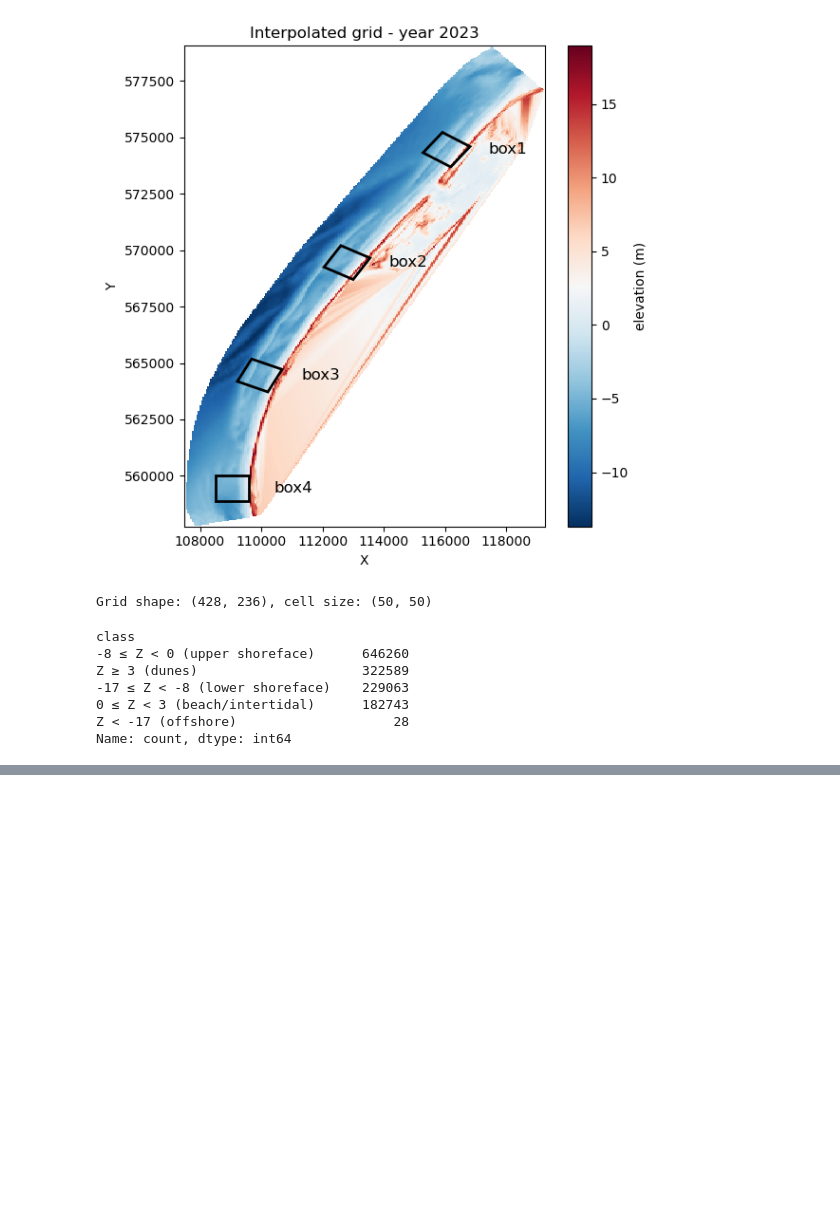
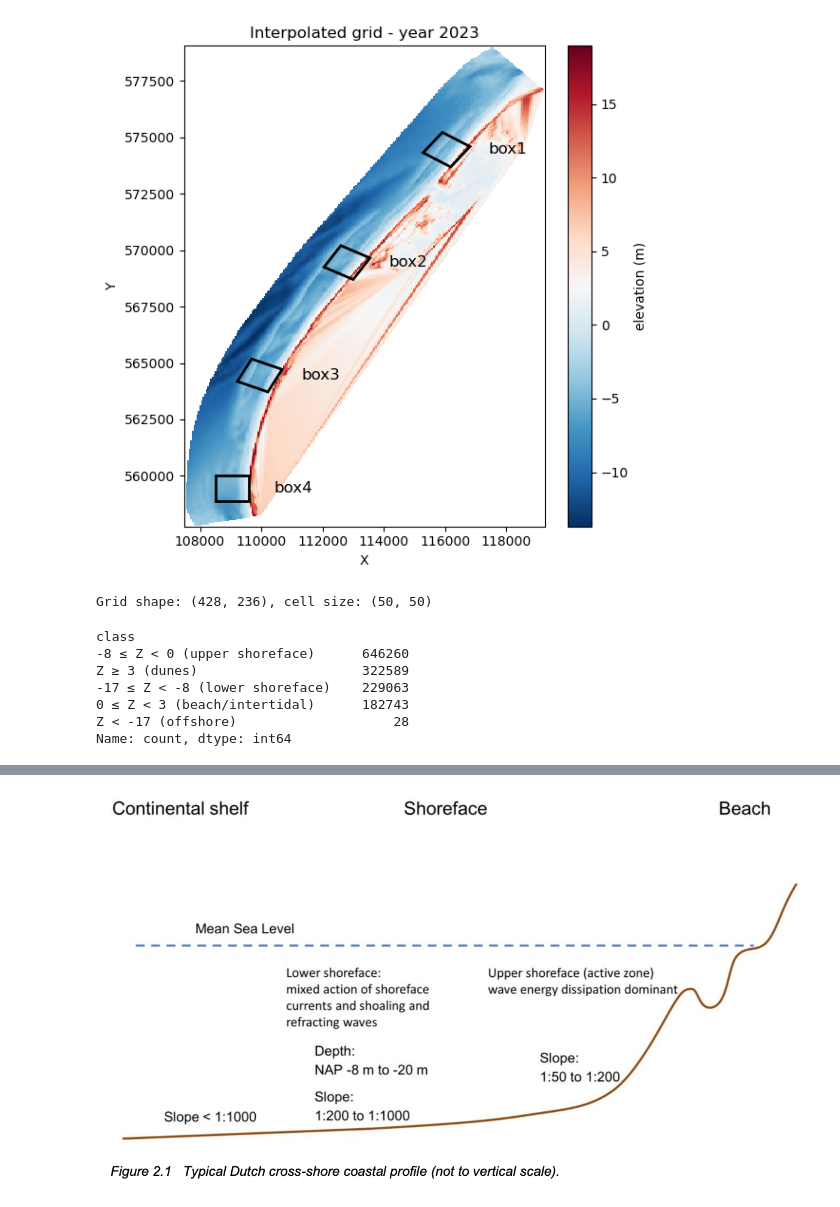
Before and after one commit to movephutthaphaiboon/model-based-water-systems-assessment, a Jupyter notebook: coastal_lab/coast-evolution-cleaned.ipynb, the cells around one changed output, grey strips where cells are left out. Cells and saved outputs as stored; diff of their text form; code cells hidden in the pictures; blank space fills up the shorter version.

```diff
--- a/coastal_lab/coast-evolution-cleaned.ipynb
+++ b/coastal_lab/coast-evolution-cleaned.ipynb
@@ -1659,0 +1901,6 @@ plt.show()
+# %%
+from IPython.display import Image, display
+
+display(Image(filename="Dutch Shore.png", width=1000))
+# %% [output]
+[figure, added]
```
Also changed, not shown: parts of 3 cells of this notebook, 1 other file.
